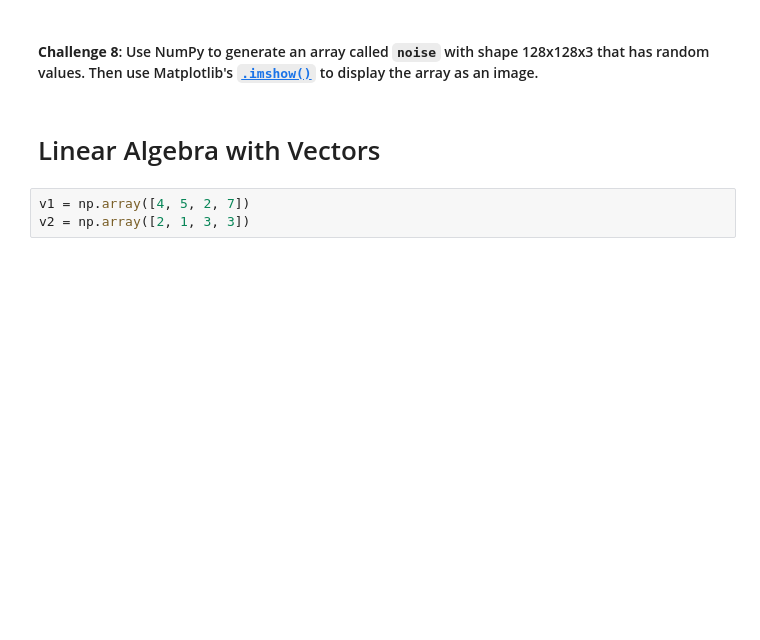
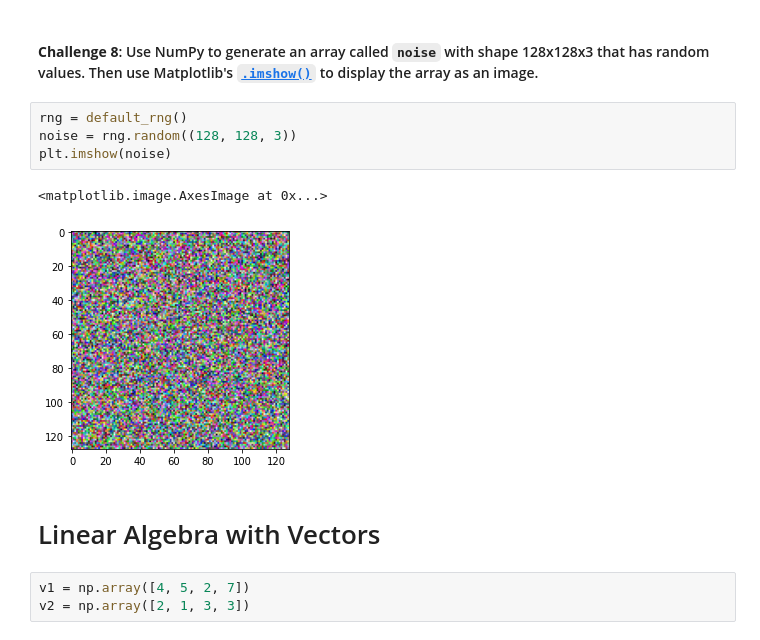
Before and after one commit to krook98/computation-with-numpy, a Jupyter notebook: Computation_with_NumPy_and_N_Dimensional_Arrays_(start).ipynb, the cells around one changed output. Cells and saved outputs as stored; diff of their text form; blank space fills up the shorter version.

```diff
--- a/Computation_with_NumPy_and_N_Dimensional_Arrays_(start).ipynb
+++ b/Computation_with_NumPy_and_N_Dimensional_Arrays_(start).ipynb
@@ -165,5 +178,12 @@ array([[[0.35593126, 0.59027889, 0.71584817],
 # %% [markdown]
 #### **Challenge 8**: Use NumPy to generate an array called `noise` with shape 128x128x3 that has random values. Then use Matplotlib's [`.imshow()`](https://matplotlib.org/3.1.1/api/_as_gen/matplotlib.pyplot.imshow.html) to display the array as an image.
+# %%
+rng = default_rng()
+noise = rng.random((128, 128, 3))
+plt.imshow(noise)
+# %% [output]
+<matplotlib.image.AxesImage at 0x...>
+[figure, added]
 # %% [markdown]
 # Linear Algebra with Vectors
 # %%
```
Also changed, not shown: parts of 22 cells of this notebook.
